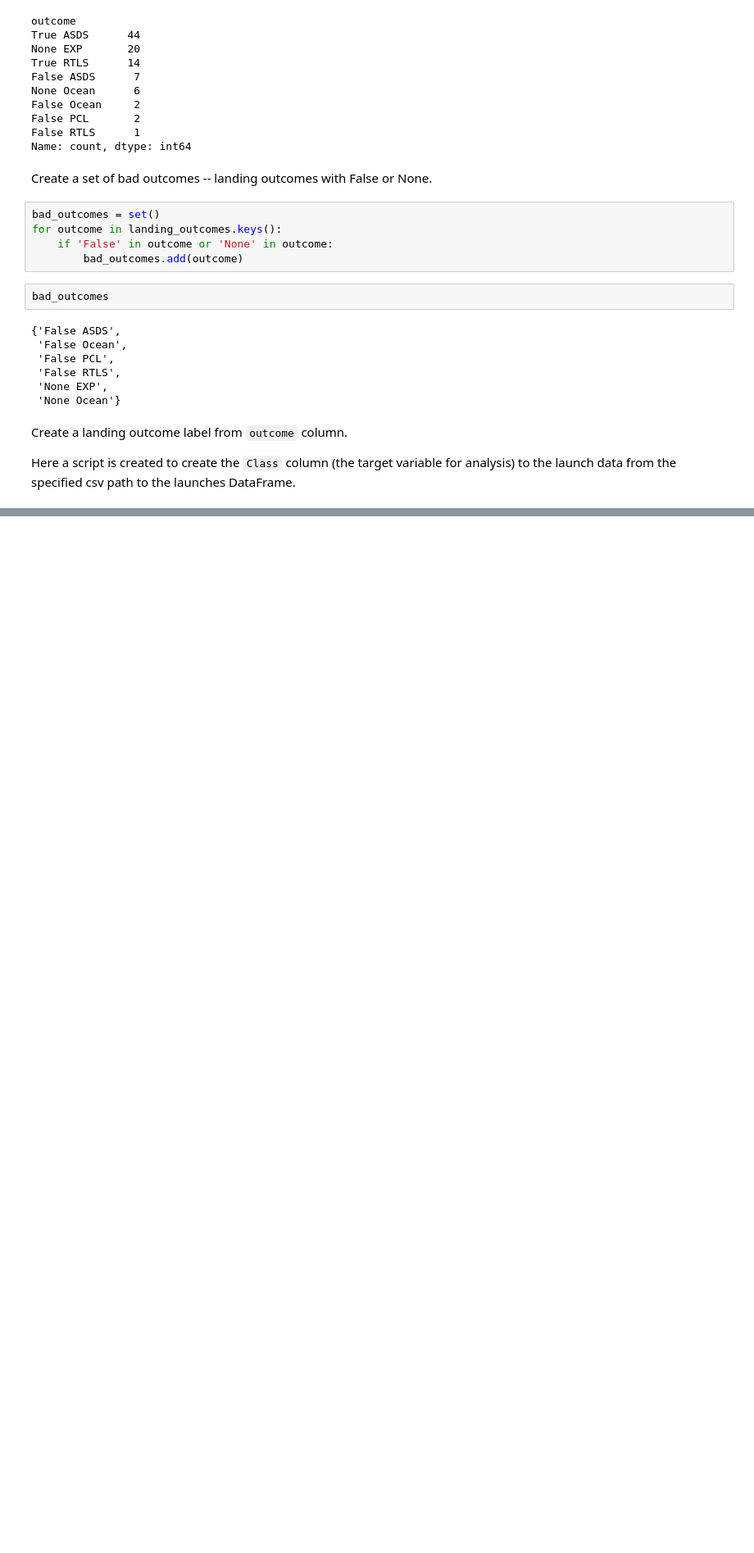
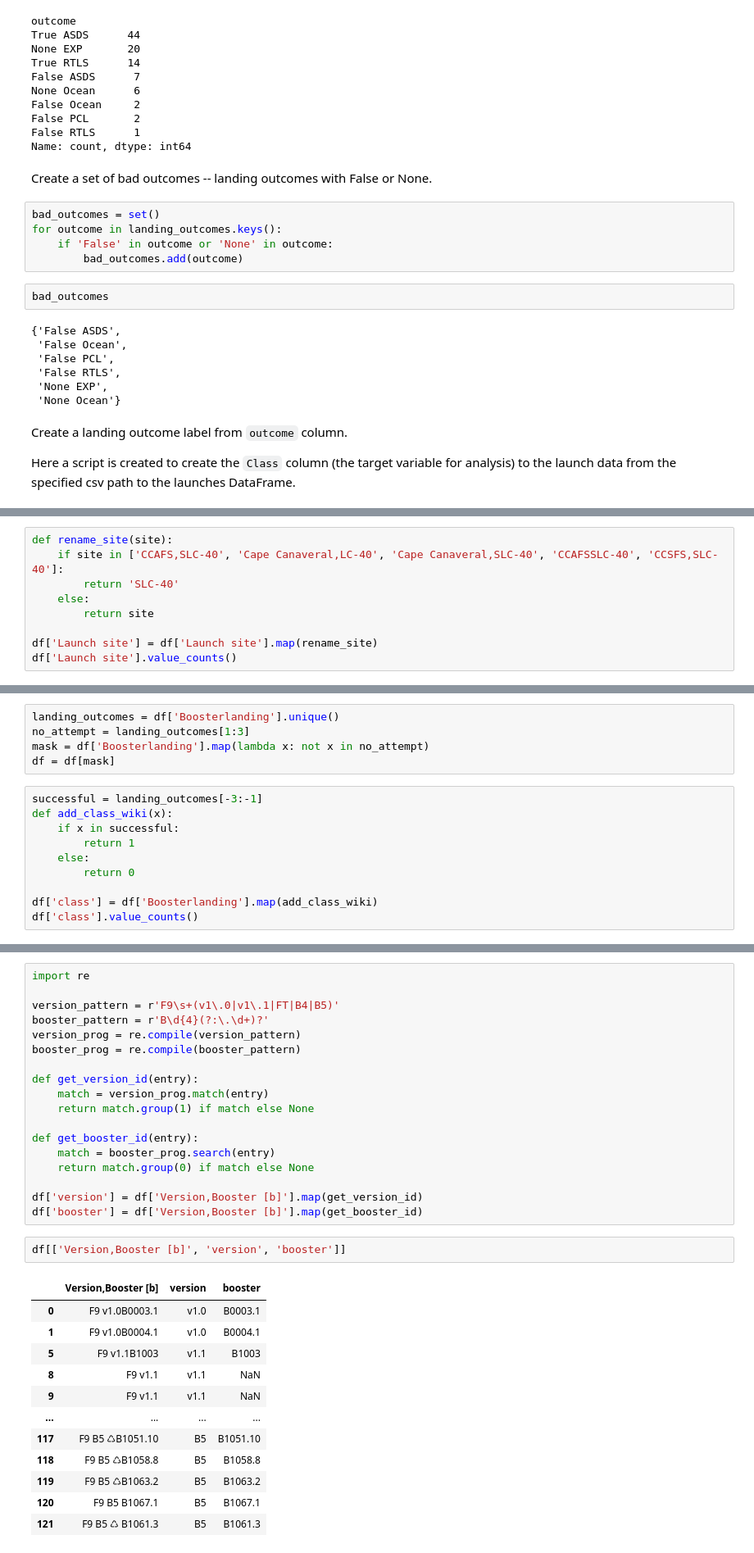
Before and after one commit to svd-jelo/SpaceY-Falcon-9-Project, a Jupyter notebook: notebooks/1.1-cjra-data-wrangling.ipynb, the cells around one changed output, grey strips where cells are left out. Shown at 82% size. Drawn from its saved outputs; the diff is of its cells as text; blank space fills up the shorter version.

```diff
--- a/notebooks/1.1-cjra-data-wrangling.ipynb
+++ b/notebooks/1.1-cjra-data-wrangling.ipynb
@@ -215,0 +254,9 @@ launches_with_class[['outcome', 'class']]
+# %%
+def rename_site(site):
+    if site in ['CCAFS,SLC-40', 'Cape Canaveral,LC-40', 'Cape Canaveral,SLC-40', 'CCAFSSLC-40', 'CCSFS,SLC-40']:
+        return 'SLC-40'
+    else:
+        return site
+
+df['Launch site'] = df['Launch site'].map(rename_site)
+df['Launch site'].value_counts()
@@ -215,0 +288,15 @@ launches_with_class[['outcome', 'class']]
+# %%
+landing_outcomes = df['Boosterlanding'].unique()
+no_attempt = landing_outcomes[1:3]
+mask = df['Boosterlanding'].map(lambda x: not x in no_attempt)
+df = df[mask]
+# %%
+successful = landing_outcomes[-3:-1]
+def add_class_wiki(x):
+    if x in successful:
+        return 1
+    else:
+        return 0
+
+df['class'] = df['Boosterlanding'].map(add_class_wiki)
+df['class'].value_counts()
@@ -215,0 +330,33 @@ launches_with_class[['outcome', 'class']]
+# %%
+import re
+
+version_pattern = r'F9\s+(v1\.0|v1\.1|FT|B4|B5)'
+booster_pattern = r'B\d{4}(?:\.\d+)?'
+version_prog = re.compile(version_pattern)
+booster_prog = re.compile(booster_pattern)
+
+def get_version_id(entry):
+    match = version_prog.match(entry)
+    return match.group(1) if match else None
+
+def get_booster_id(entry):
+    match = booster_prog.search(entry)
+    return match.group(0) if match else None
+
+df['version'] = df['Version,Booster [b]'].map(get_version_id)
+df['booster'] = df['Version,Booster [b]'].map(get_booster_id)
+# %%
+df[['Version,Booster [b]', 'version', 'booster']]
+# %% [output]
+|  | Version,Booster [b] | version | booster |
+| 0 | F9 v1.0B0003.1 | v1.0 | B0003.1 |
+| 1 | F9 v1.0B0004.1 | v1.0 | B0004.1 |
+| 5 | F9 v1.1B1003 | v1.1 | B1003 |
+| 8 | F9 v1.1 | v1.1 | NaN |
+| 9 | F9 v1.1 | v1.1 | NaN |
+| ... | ... | ... | ... |
+| 117 | F9 B5 ♺B1051.10 | B5 | B1051.10 |
+| 118 | F9 B5 ♺B1058.8 | B5 | B1058.8 |
+| 119 | F9 B5 ♺B1063.2 | B5 | B1063.2 |
+| 120 | F9 B5 B1067.1 | B5 | B1067.1 |
+| 121 | F9 B5 ♺ B1061.3 | B5 | B1061.3 |
```
Also changed, not shown: parts of 18 cells of this notebook, 19 other files.
